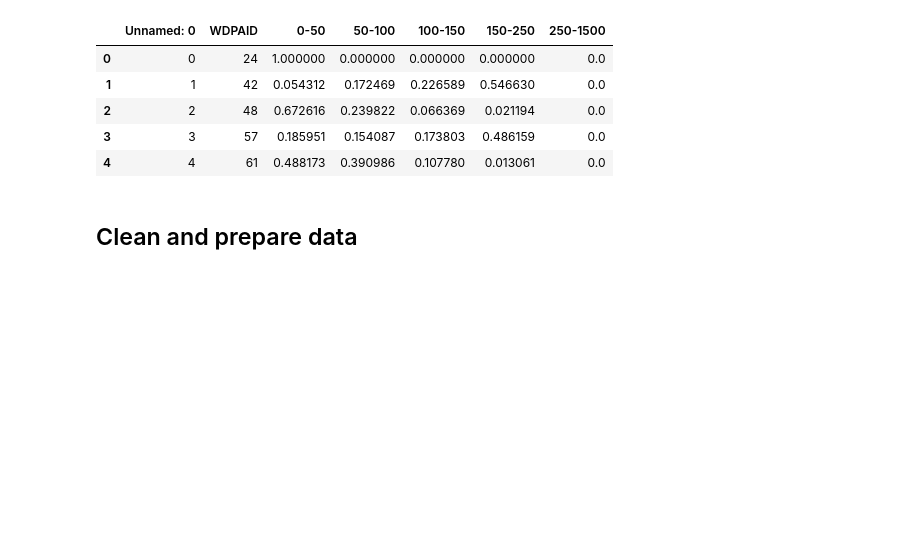
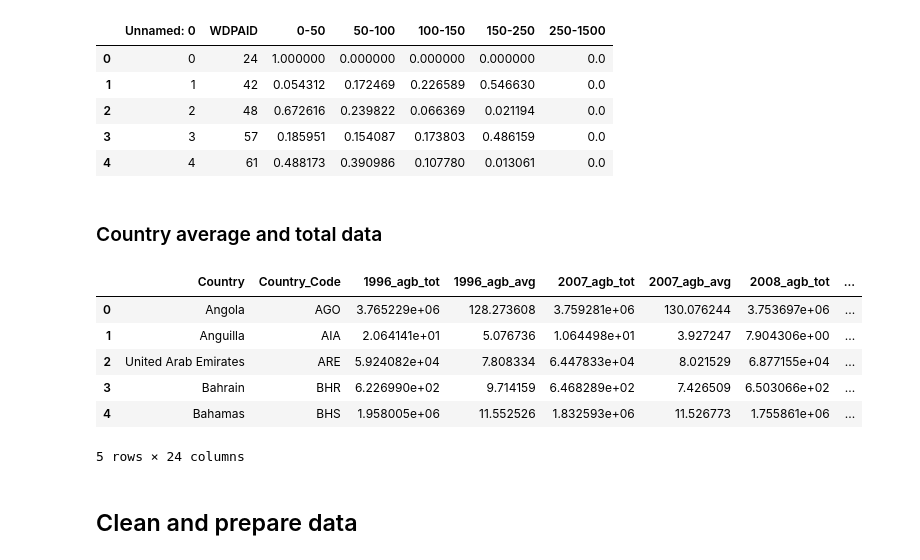
Before and after one commit to Vizzuality/mangrove-atlas, a Jupyter notebook: data/notebooks/Lab/data_processing/widgets-v2/v2_widget_biomass.ipynb, the cells around one changed output. Saved outputs shown, nothing was run; the diff lists cells and outputs as text; code cells hidden in the pictures; blank space fills up the shorter version.

```diff
--- a/data/notebooks/Lab/data_processing/widgets-v2/v2_widget_biomass.ipynb
+++ b/data/notebooks/Lab/data_processing/widgets-v2/v2_widget_biomass.ipynb
@@ -54,6 +54,24 @@ wdpa_df.head()
 | 2 | 2 | 48 | 0.672616 | 0.239822 | 0.066369 | 0.021194 | 0.0 |
 | 3 | 3 | 57 | 0.185951 | 0.154087 | 0.173803 | 0.486159 | 0.0 |
 | 4 | 4 | 61 | 0.488173 | 0.390986 | 0.107780 | 0.013061 | 0.0 |
+# %% [markdown]
+### Country average and total data
+# %%
+file_name = "gmw_v3_srtm_agb_stats.xlsx"
+data_sheet = 'gmw_agb_stats'
+
+bucket_url = "https://storage.googleapis.com/mangrove_atlas/widget_data/"
+data_url = f'{bucket_url}{file_name}'
+mang_stats_df = pd.read_excel(data_url, sheet_name=data_sheet)
+mang_stats_df.head()
+# %% [output]
+|  | Country | Country_Code | 1996_agb_tot | 1996_agb_avg | 2007_agb_tot | 2007_agb_avg | 2008_agb_tot | ... |
+| 0 | Angola | AGO | 3.765229e+06 | 128.273608 | 3.759281e+06 | 130.076244 | 3.753697e+06 | ... |
+| 1 | Anguilla | AIA | 2.064141e+01 | 5.076736 | 1.064498e+01 | 3.927247 | 7.904306e+00 | ... |
+| 2 | United Arab Emirates | ARE | 5.924082e+04 | 7.808334 | 6.447833e+04 | 8.021529 | 6.877155e+04 | ... |
+| 3 | Bahrain | BHR | 6.226990e+02 | 9.714159 | 6.468289e+02 | 7.426509 | 6.503066e+02 | ... |
+| 4 | Bahamas | BHS | 1.958005e+06 | 11.552526 | 1.832593e+06 | 11.526773 | 1.755861e+06 | ... |
+5 rows × 24 columns
 # %% [markdown]
 ## Clean and prepare data
 # %%
```
Also changed, not shown: parts of 9 cells of this notebook, 2 other files.
